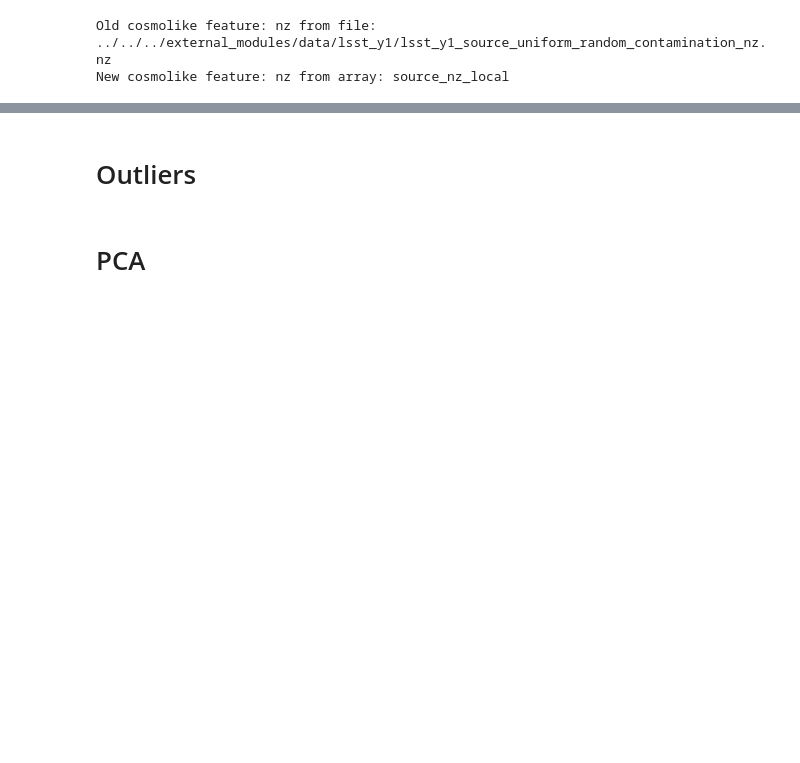
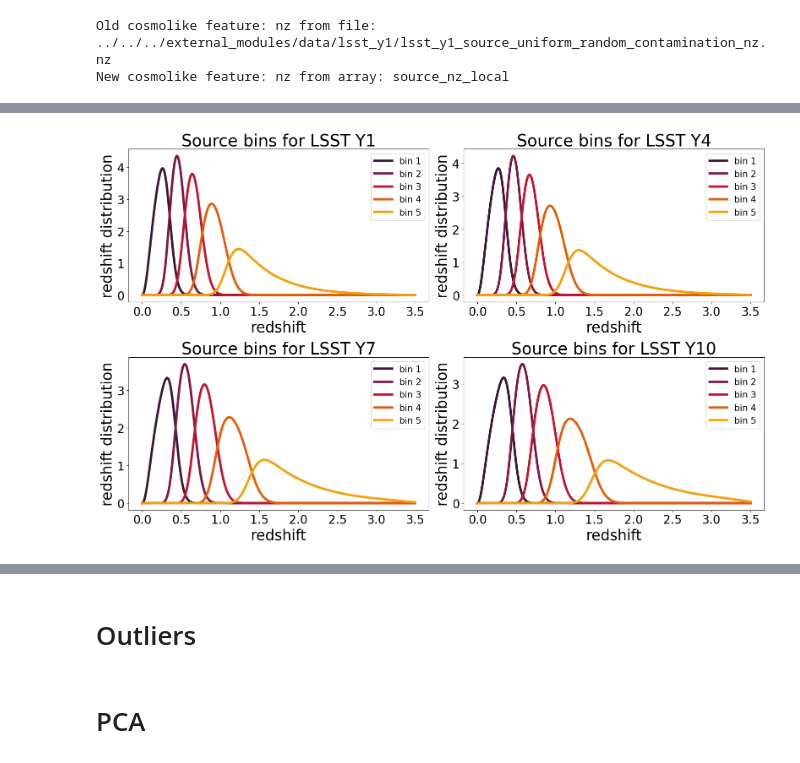
Before and after one commit to Roman-HLIS-Cosmology-PIT/cocoa_photoz, a Jupyter notebook: nz.ipynb, the cells around one changed output, grey strips where cells are left out. Cells and saved outputs as stored; diff of their text form; code cells hidden in the pictures; blank space fills up the shorter version.

```diff
--- a/nz.ipynb
+++ b/nz.ipynb
@@ -159,3 +132,0 @@ def ni(i,z):
-# %%
-z = np.linspace(0,3.5,100)
-plt.plot(ni())
@@ -161,0 +235,21 @@ plt.plot(ni())
+# %%
+fig, axes = plt.subplots(2, 2, figsize=(16, 10))
+
+for temp,(row,col) in enumerate([(0,0),(0,1),(1,0),(1,1)]):
+    sp = source_params[temp]
+    z0      = sp["z_0"]
+    alpha   = sp["alpha"]
+    beta    = sp["beta"]
+    sigma_z = sp["sigma_z"]
+    z_bias  = sp["z_bias"]
+    n_bins  = sp["n_tomo_bins"]
+    for i in range(n_bins):
+        y = dNidz(i, z, sigma_z, z_bias, z0, alpha, beta, n_bins)
+        axes[row,col].plot(z,y,color=cs[i],label=f"bin {i+1}",lw=4)
+        axes[row,col].legend(loc="best")
+        axes[row,col].set_xlabel("redshift")
+        axes[row,col].set_ylabel("redshift distribution")
+        axes[row,col].set_title(f"Source bins for LSST Y{years[temp]}")
+plt.tight_layout()
+# %% [output]
+[figure, added]
```
Also changed, not shown: parts of 24 cells of this notebook.
